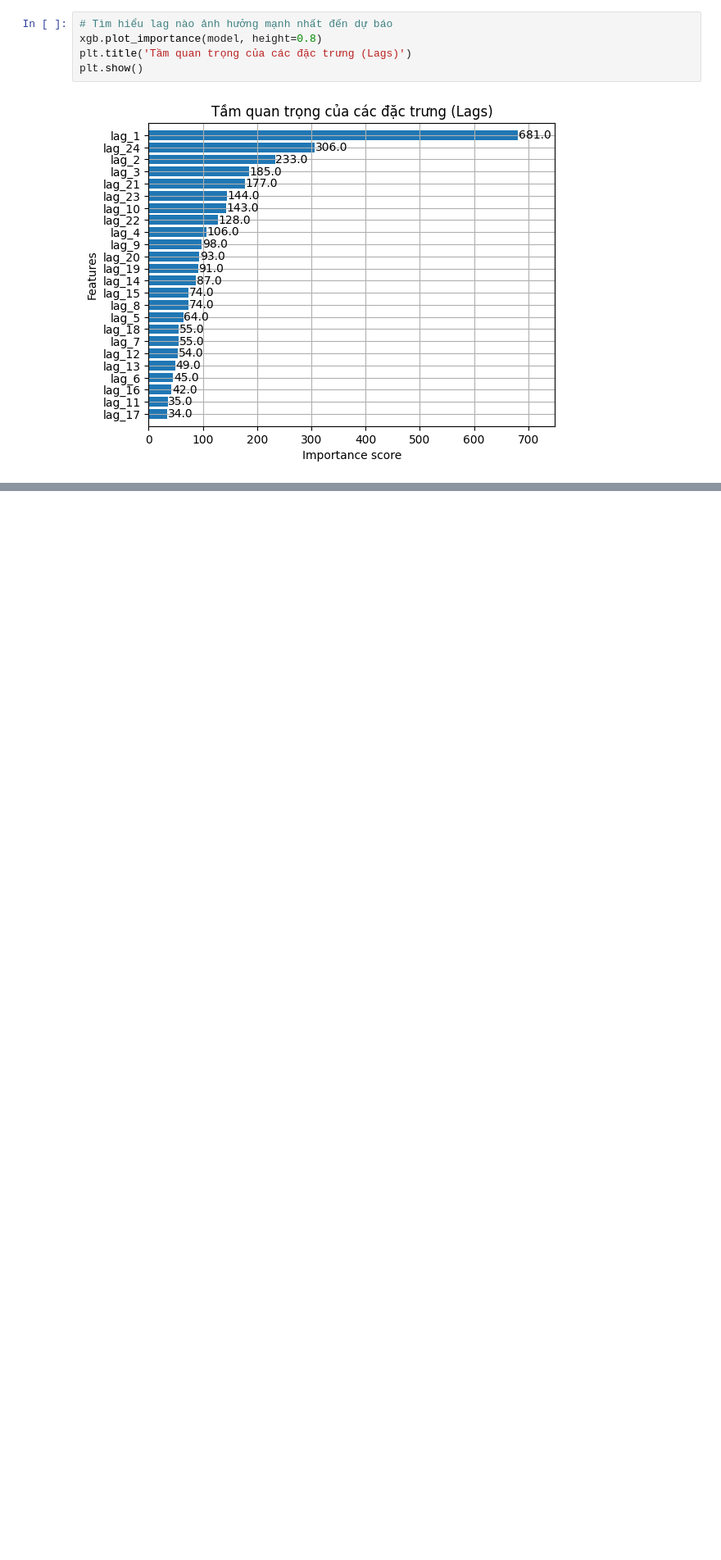
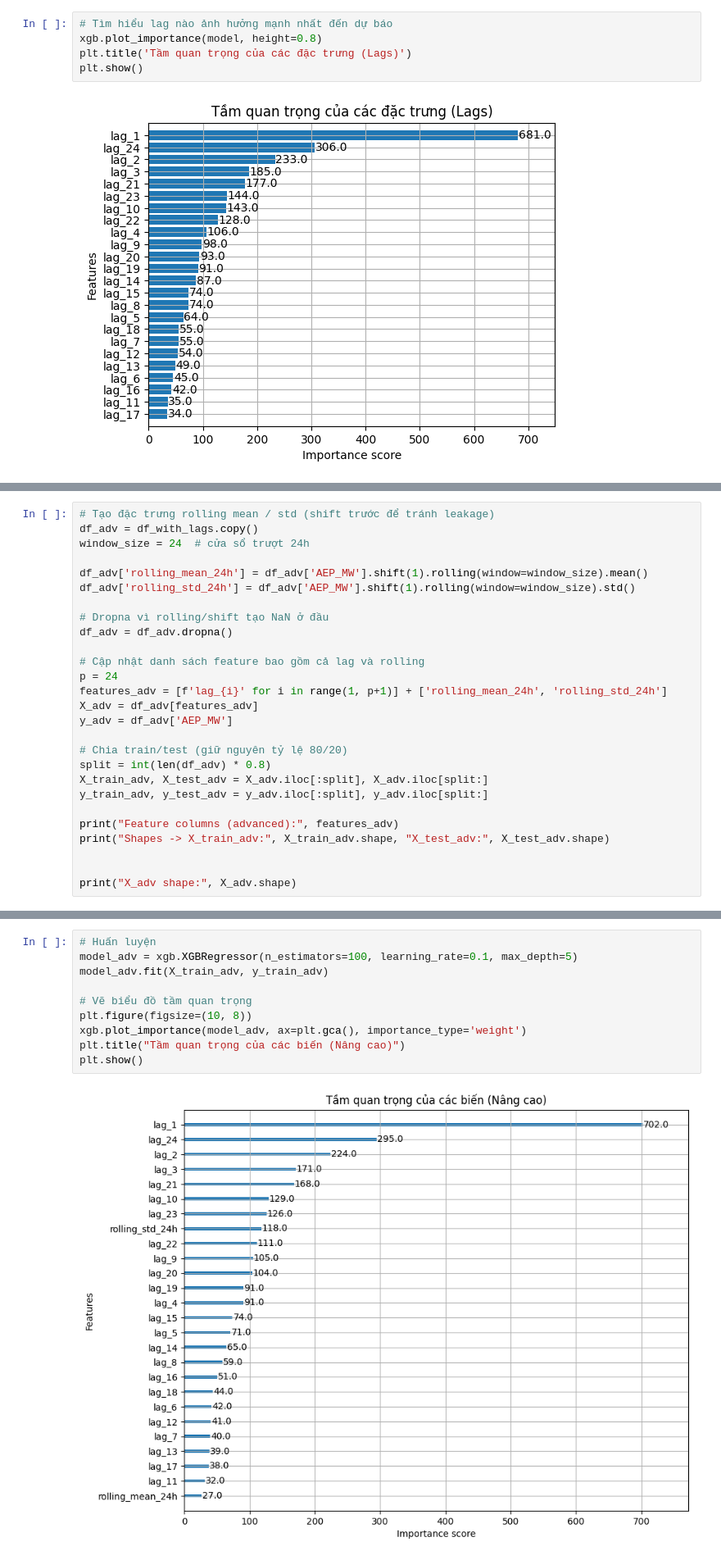
Before and after one commit to 208dongpha/Time-Series, a Jupyter notebook: practice/practice3/test.ipynb, the cells around one changed output, grey strips where cells are left out. Shown at 82% size. Drawn from its saved outputs; the diff is of its cells as text; blank space fills up the shorter version.

```diff
--- a/practice/practice3/test.ipynb
+++ b/practice/practice3/test.ipynb
@@ -172,0 +202,27 @@ plt.show()
+# %%
+# Tạo đặc trưng rolling mean / std (shift trước để tránh leakage)
+df_adv = df_with_lags.copy()
+window_size = 24  # cửa sổ trượt 24h
+
+df_adv['rolling_mean_24h'] = df_adv['AEP_MW'].shift(1).rolling(window=window_size).mean()
+df_adv['rolling_std_24h'] = df_adv['AEP_MW'].shift(1).rolling(window=window_size).std()
+
+# Dropna vì rolling/shift tạo NaN ở đầu
+df_adv = df_adv.dropna()
+
+# Cập nhật danh sách feature bao gồm cả lag và rolling
+p = 24
+features_adv = [f'lag_{i}' for i in range(1, p+1)] + ['rolling_mean_24h', 'rolling_std_24h']
+X_adv = df_adv[features_adv]
+y_adv = df_adv['AEP_MW']
+
+# Chia train/test (giữ nguyên tỷ lệ 80/20)
+split = int(len(df_adv) * 0.8)
+X_train_adv, X_test_adv = X_adv.iloc[:split], X_adv.iloc[split:]
+y_train_adv, y_test_adv = y_adv.iloc[:split], y_adv.iloc[split:]
+
+print("Feature columns (advanced):", features_adv)
+print("Shapes -> X_train_adv:", X_train_adv.shape, "X_test_adv:", X_test_adv.shape)
+
+
+print("X_adv shape:", X_adv.shape)
@@ -172,0 +246,12 @@ plt.show()
+# %%
+# Huấn luyện
+model_adv = xgb.XGBRegressor(n_estimators=100, learning_rate=0.1, max_depth=5)
+model_adv.fit(X_train_adv, y_train_adv)
+
+# Vẽ biểu đồ tầm quan trọng
+plt.figure(figsize=(10, 8))
+xgb.plot_importance(model_adv, ax=plt.gca(), importance_type='weight')
+plt.title("Tầm quan trọng của các biến (Nâng cao)")
+plt.show()
+# %% [output]
+[figure, added]
```
Also changed, not shown: parts of 18 cells of this notebook, 1 other file.
